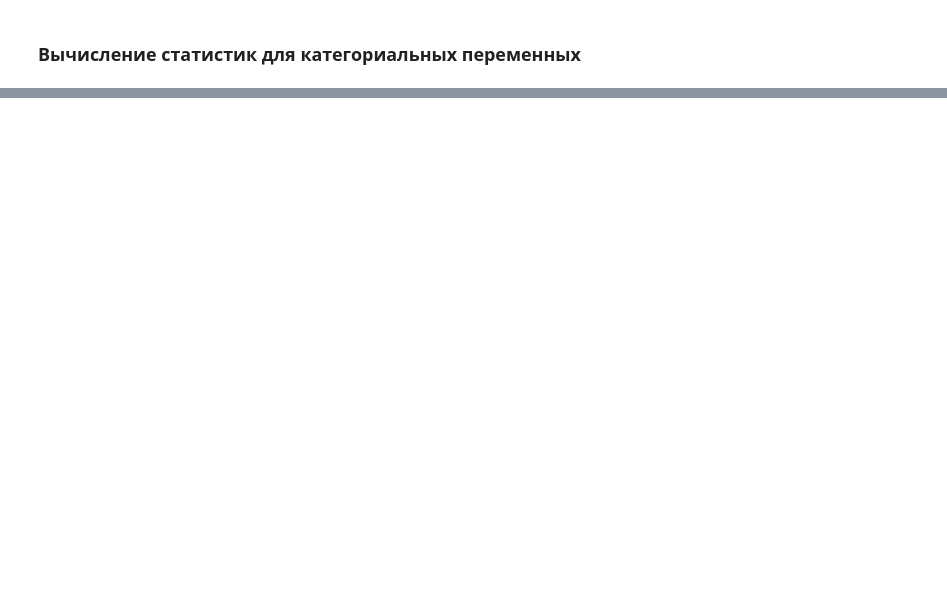
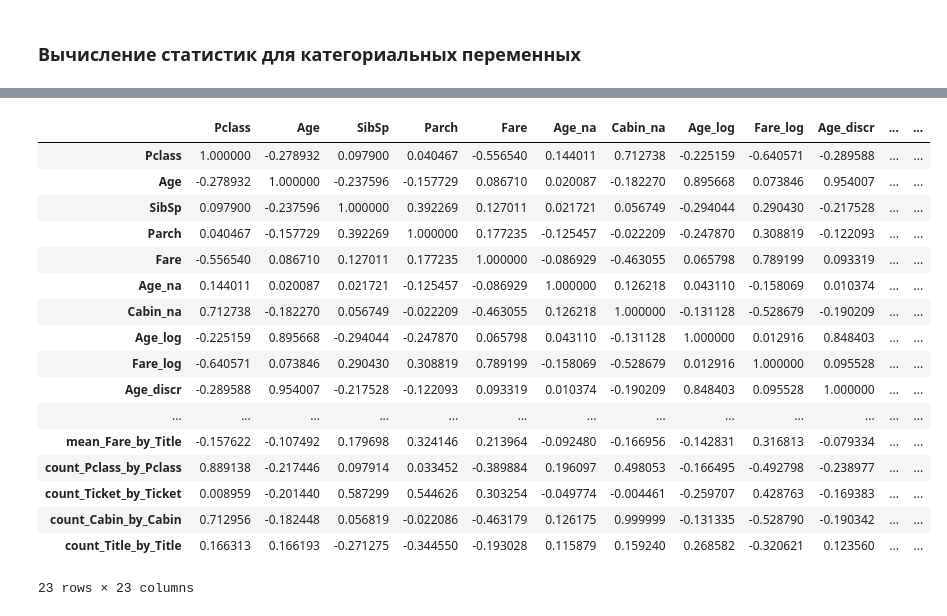
Before and after one commit to AlekseiBogachev/Titanic-Machine-Learning-from-Disaster, a Jupyter notebook: sources/feature_engineering.ipynb, the cells around one changed output, grey strips where cells are left out. Saved outputs shown, nothing was run; the diff lists cells and outputs as text; code cells hidden in the pictures; blank space fills up the shorter version.

```diff
--- a/sources/feature_engineering.ipynb
+++ b/sources/feature_engineering.ipynb
@@ -230,0 +312,9 @@ count_stats(
+# %%
+X_train = count_stats(
+    X_train,
+    cat_features=['Ticket'],
+    num_features=['Ticket'],
+    func=['count'],
+)
+
+X_train.head()
@@ -230,0 +329,9 @@ count_stats(
+# %%
+X_train = count_stats(
+    X_train,
+    cat_features=['Cabin'],
+    num_features=['Cabin'],
+    func=['count'],
+)
+
+X_train.head()
@@ -230,0 +346,9 @@ count_stats(
+# %%
+X_train = count_stats(
+    X_train,
+    cat_features=['Title'],
+    num_features=['Title'],
+    func=['count'],
+)
+
+X_train.head()
@@ -230,0 +391,37 @@ count_stats(
+# %%
+mask = np.triu(np.ones_like(X_train.select_dtypes(exclude='object').corr(), dtype=float))
+mask[mask < 1] = np.nan
+
+corr_matrix = X_train.select_dtypes(exclude='object').corr() #* mask
+
+# correlations = (
+#     corr_matrix
+#     .stack()
+#     .reset_index()
+#     .rename(columns={'level_0': 'feature_1', 'level_1': 'feature_2', 0: 'corr'})
+#     .query("feature_1 != feature_2")
+#     .sort_values(by='corr', key=abs, ascending=False)
+# )
+
+# correlations
+# %%
+corr_matrix
+# %% [output]
+|  | Pclass | Age | SibSp | Parch | Fare | Age_na | Cabin_na | Age_log | Fare_log | Age_discr | ... | ... |
+| Pclass | 1.000000 | -0.278932 | 0.097900 | 0.040467 | -0.556540 | 0.144011 | 0.712738 | -0.225159 | -0.640571 | -0.289588 | ... | ... |
+| Age | -0.278932 | 1.000000 | -0.237596 | -0.157729 | 0.086710 | 0.020087 | -0.182270 | 0.895668 | 0.073846 | 0.954007 | ... | ... |
+| SibSp | 0.097900 | -0.237596 | 1.000000 | 0.392269 | 0.127011 | 0.021721 | 0.056749 | -0.294044 | 0.290430 | -0.217528 | ... | ... |
+| Parch | 0.040467 | -0.157729 | 0.392269 | 1.000000 | 0.177235 | -0.125457 | -0.022209 | -0.247870 | 0.308819 | -0.122093 | ... | ... |
+| Fare | -0.556540 | 0.086710 | 0.127011 | 0.177235 | 1.000000 | -0.086929 | -0.463055 | 0.065798 | 0.789199 | 0.093319 | ... | ... |
+| Age_na | 0.144011 | 0.020087 | 0.021721 | -0.125457 | -0.086929 | 1.000000 | 0.126218 | 0.043110 | -0.158069 | 0.010374 | ... | ... |
+| Cabin_na | 0.712738 | -0.182270 | 0.056749 | -0.022209 | -0.463055 | 0.126218 | 1.000000 | -0.131128 | -0.528679 | -0.190209 | ... | ... |
+| Age_log | -0.225159 | 0.895668 | -0.294044 | -0.247870 | 0.065798 | 0.043110 | -0.131128 | 1.000000 | 0.012916 | 0.848403 | ... | ... |
+| Fare_log | -0.640571 | 0.073846 | 0.290430 | 0.308819 | 0.789199 | -0.158069 | -0.528679 | 0.012916 | 1.000000 | 0.095528 | ... | ... |
+| Age_discr | -0.289588 | 0.954007 | -0.217528 | -0.122093 | 0.093319 | 0.010374 | -0.190209 | 0.848403 | 0.095528 | 1.000000 | ... | ... |
+| ... | ... | ... | ... | ... | ... | ... | ... | ... | ... | ... | ... | ... |
+| mean_Fare_by_Title | -0.157622 | -0.107492 | 0.179698 | 0.324146 | 0.213964 | -0.092480 | -0.166956 | -0.142831 | 0.316813 | -0.079334 | ... | ... |
+| count_Pclass_by_Pclass | 0.889138 | -0.217446 | 0.097914 | 0.033452 | -0.389884 | 0.196097 | 0.498053 | -0.166495 | -0.492798 | -0.238977 | ... | ... |
+| count_Ticket_by_Ticket | 0.008959 | -0.201440 | 0.587299 | 0.544626 | 0.303254 | -0.049774 | -0.004461 | -0.259707 | 0.428763 | -0.169383 | ... | ... |
+| count_Cabin_by_Cabin | 0.712956 | -0.182448 | 0.056819 | -0.022086 | -0.463179 | 0.126175 | 0.999999 | -0.131335 | -0.528790 | -0.190342 | ... | ... |
+| count_Title_by_Title | 0.166313 | 0.166193 | -0.271275 | -0.344550 | -0.193028 | 0.115879 | 0.159240 | 0.268582 | -0.320621 | 0.123560 | ... | ... |
+23 rows × 23 columns
```
Also changed, not shown: parts of 20 cells of this notebook.
